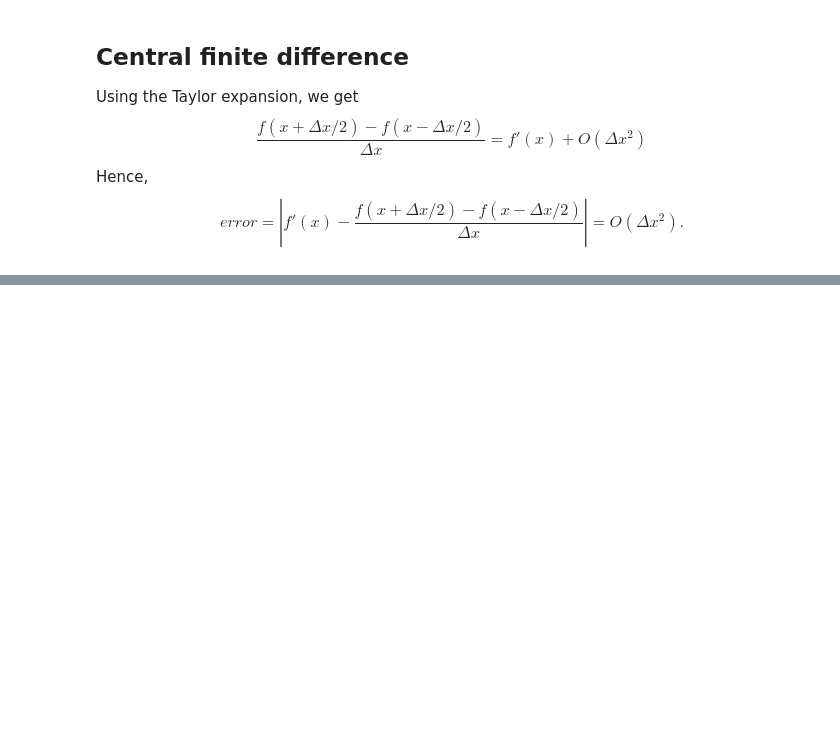
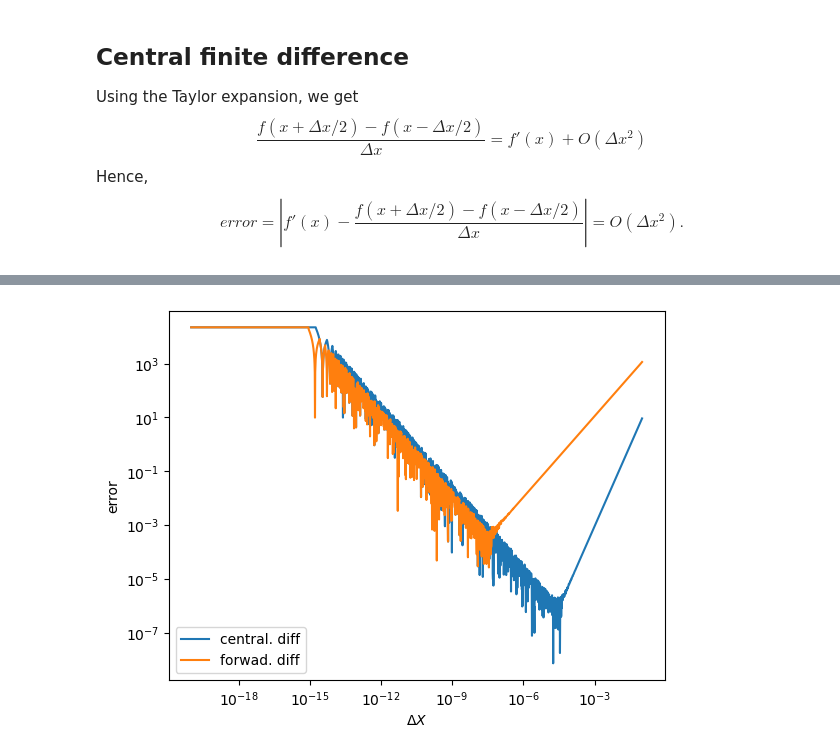
Before and after one commit to tkeegan12/Course_Computational_Physics_and_Engineering, a Jupyter notebook: Module1_Intro to Julia and Numerical Differentiations.ipynb, the cells around one changed output, grey strips where cells are left out. Saved outputs shown, nothing was run; the diff lists cells and outputs as text; code cells hidden in the pictures; blank space fills up the shorter version.

```diff
--- a/Module1_Intro to Julia and Numerical Differentiations.ipynb
+++ b/Module1_Intro to Julia and Numerical Differentiations.ipynb
@@ -197,0 +216,9 @@ $$
+# %%
+loglog(ΔX, central_diff_error, label="central. diff")
+loglog(ΔX, forward_diff_error, label="forwad. diff")
+xlabel(L"\Delta X")
+ylabel("error")
+legend()
+show()
+# %% [output]
+[figure, added]
```
Also changed, not shown: parts of 4 cells of this notebook, 1 other file.
